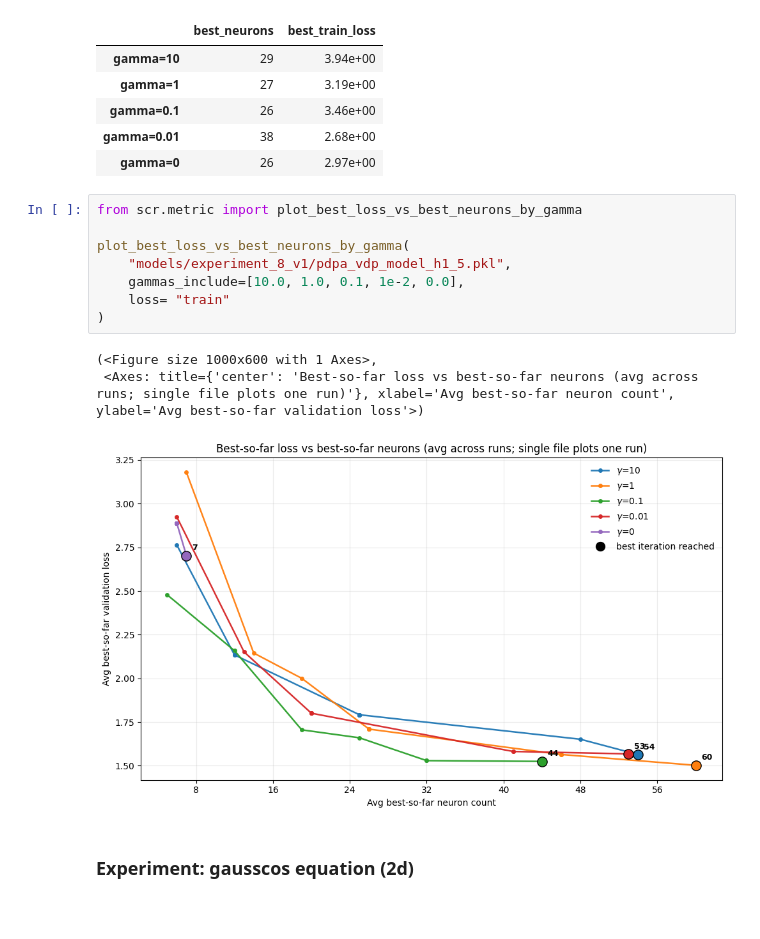
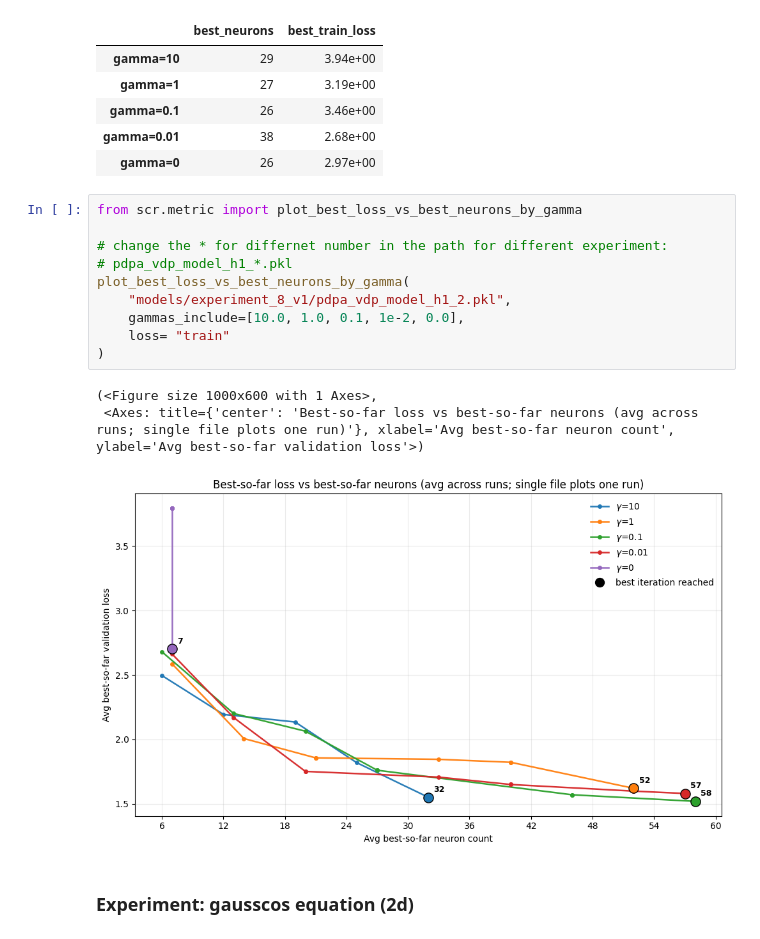
Before and after one commit to KeWu5678/NNforHJB, a Jupyter notebook: notebook/experiment_analysis.ipynb, the cells around one changed output. Saved outputs shown, nothing was run; the diff lists cells and outputs as text.

Commit message:
add PDPA_v1 and updated the experiment

```diff
--- a/notebook/experiment_analysis.ipynb
+++ b/notebook/experiment_analysis.ipynb
@@ -115,15 +115,17 @@ out["table_df"]   # rows = gamma, cols = best_neurons / best_val_loss (sci)
 # %%
 from scr.metric import plot_best_loss_vs_best_neurons_by_gamma
 
+# change the * for differnet number in the path for different experiment:
+# pdpa_vdp_model_h1_*.pkl
 plot_best_loss_vs_best_neurons_by_gamma(
-    "models/experiment_8_v1/pdpa_vdp_model_h1_5.pkl",
+    "models/experiment_8_v1/pdpa_vdp_model_h1_2.pkl",
     gammas_include=[10.0, 1.0, 0.1, 1e-2, 0.0],
     loss= "train"
 )
 # %% [output]
 (<Figure size 1000x600 with 1 Axes>,
  <Axes: title={'center': 'Best-so-far loss vs best-so-far neurons (avg across runs; single file plots one run)'}, xlabel='Avg best-so-far neuron count', ylabel='Avg best-so-far validation loss'>)
-[figure, old version]
+[figure, new version]
 # %% [markdown]
 ### Experiment: gausscos equation (2d)
 # %% [markdown]
```
